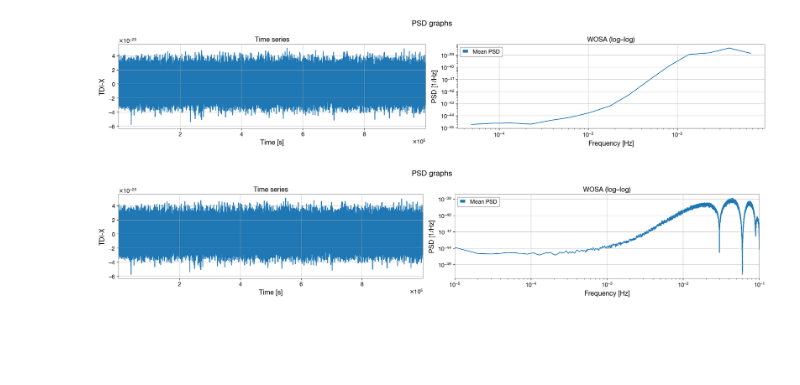
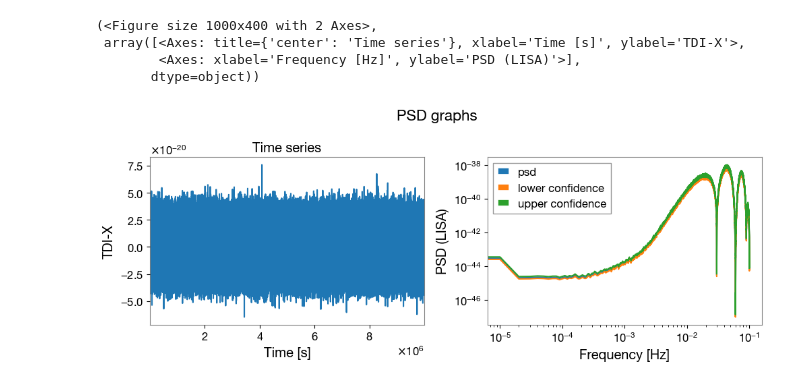
Before and after one commit to AkmDgreat/AkshatLISA, a Jupyter notebook: AkshatLISA/notebooks/logpsd.ipynb, the cells around one changed output. Drawn from its saved outputs; the diff is of its cells as text; code cells hidden in the pictures; blank space fills up the shorter version.

Commit message:
Lots of changes. Didn't commit in a long time. Should commit more regularly :-(

```diff
--- a/AkshatLISA/notebooks/logpsd.ipynb
+++ b/AkshatLISA/notebooks/logpsd.ipynb
@@ -46,31 +122,23 @@ plt.show()
 # %%
-tdi_path = getTdiPath('vsmall_glitch_long_tdi.h5')
+tdi_path = getTdiPath('vsmall_glitch_vlong_tdi.h5')
 data, fs, t = readTdi(tdi_path)
-f_log, psd_log = logpsd(x=data, fs=fs, overlap=0)
+f_wosa, psd_wosa, _, nseg = wosa(x=data, fs=fs, nperseg=20000, noverlap=0)
+psd_wosa_lower, psd_wosa_upper = psd_ci(psd_wosa, nseg, c=0.1)
+
 plot(
     data=data,
     t=t,
     fs=fs,
-    f=f_log,
-    psd=psd_log,
+    f=f_wosa,
+    psd=[psd_wosa, psd_wosa_lower, psd_wosa_upper],
+    nper=20000,
     title="TDI-X",
-    bigtitle="PSD graphs"
+    bigtitle="PSD graphs",
+    labels=["psd", "lower confidence", "upper confidence"]
 )
 # %% [output]
+(<Figure size 1000x400 with 2 Axes>,
+ array([<Axes: title={'center': 'Time series'}, xlabel='Time [s]', ylabel='TDI-X'>,
+        <Axes: xlabel='Frequency [Hz]', ylabel='PSD (LISA)'>],
+       dtype=object))
-[figure, old version]
+[figure, new version]
-# %%
-tdi_path = getTdiPath('vsmall_glitch_long_tdi.h5')
-data, fs, t = readTdi(tdi_path)
-f_wosa, psd_wosa, _, _ = wosa(x=data, fs=fs, nperseg=20000)
-plot(
-    data=data,
-    t=t,
-    fs=fs,
-    f=f_wosa,
-    psd=psd_wosa,
-    nper=20000,
-    title="TDI-X",
-    bigtitle="PSD graphs"
-)
-# %% [output]
-[figure, removed]
```
Also changed, not shown: parts of 8 cells of this notebook, 31 other files.
